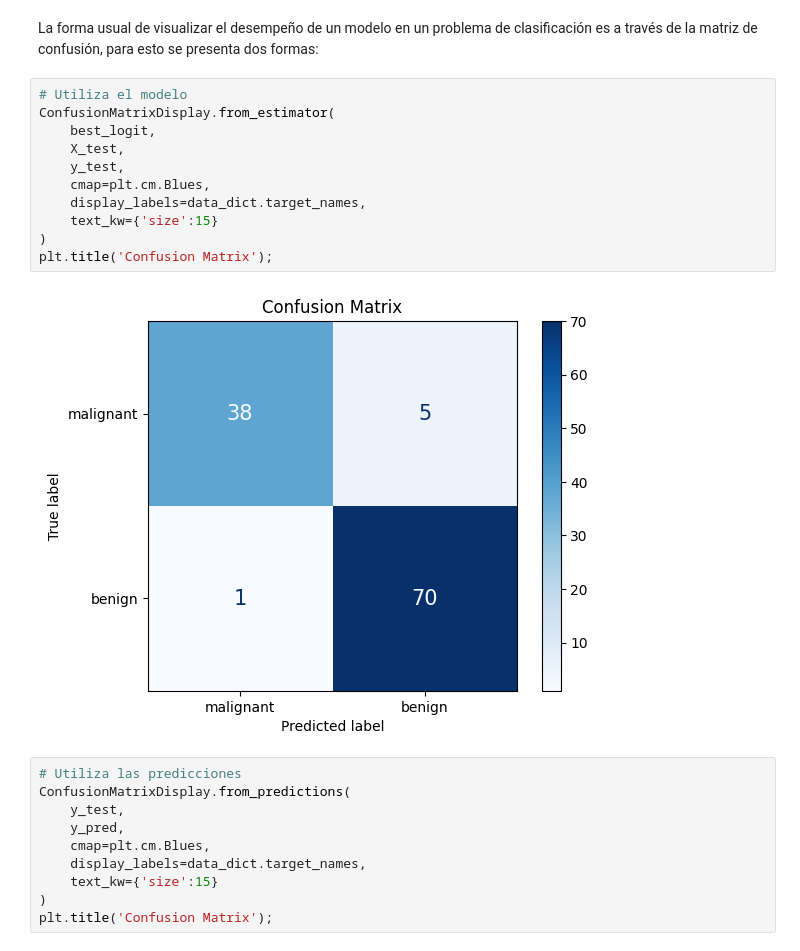
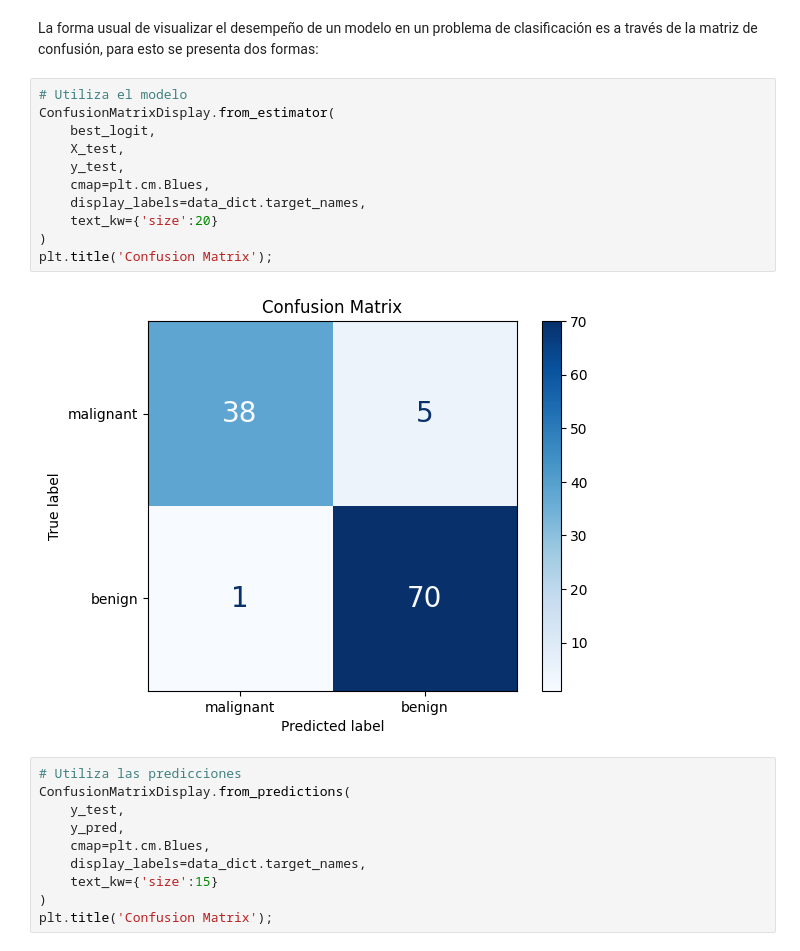
Before and after one commit to AlejandroVillazonG/ayudantias_MAT281, a Jupyter notebook: ayudantias_2023/Ayud7_MAT281_sklearn_1.ipynb, the cells around one changed output. Drawn from its saved outputs; the diff is of its cells as text.

```diff
--- a/ayudantias_2023/Ayud7_MAT281_sklearn_1.ipynb
+++ b/ayudantias_2023/Ayud7_MAT281_sklearn_1.ipynb
@@ -251,16 +250,16 @@ La forma usual de visualizar el desempeño de un modelo en un problema de clasif
 # %%
 # Utiliza el modelo
 ConfusionMatrixDisplay.from_estimator(
     best_logit,
     X_test,
     y_test,
     cmap=plt.cm.Blues,
     display_labels=data_dict.target_names,
-    text_kw={'size':15}
+    text_kw={'size':20}
 )
 plt.title('Confusion Matrix');
 # %% [output]
-[figure, old version]
+[figure, new version]
 # %%
 # Utiliza las predicciones
 ConfusionMatrixDisplay.from_predictions(
```
Also changed, not shown: parts of 27 cells of this notebook.
